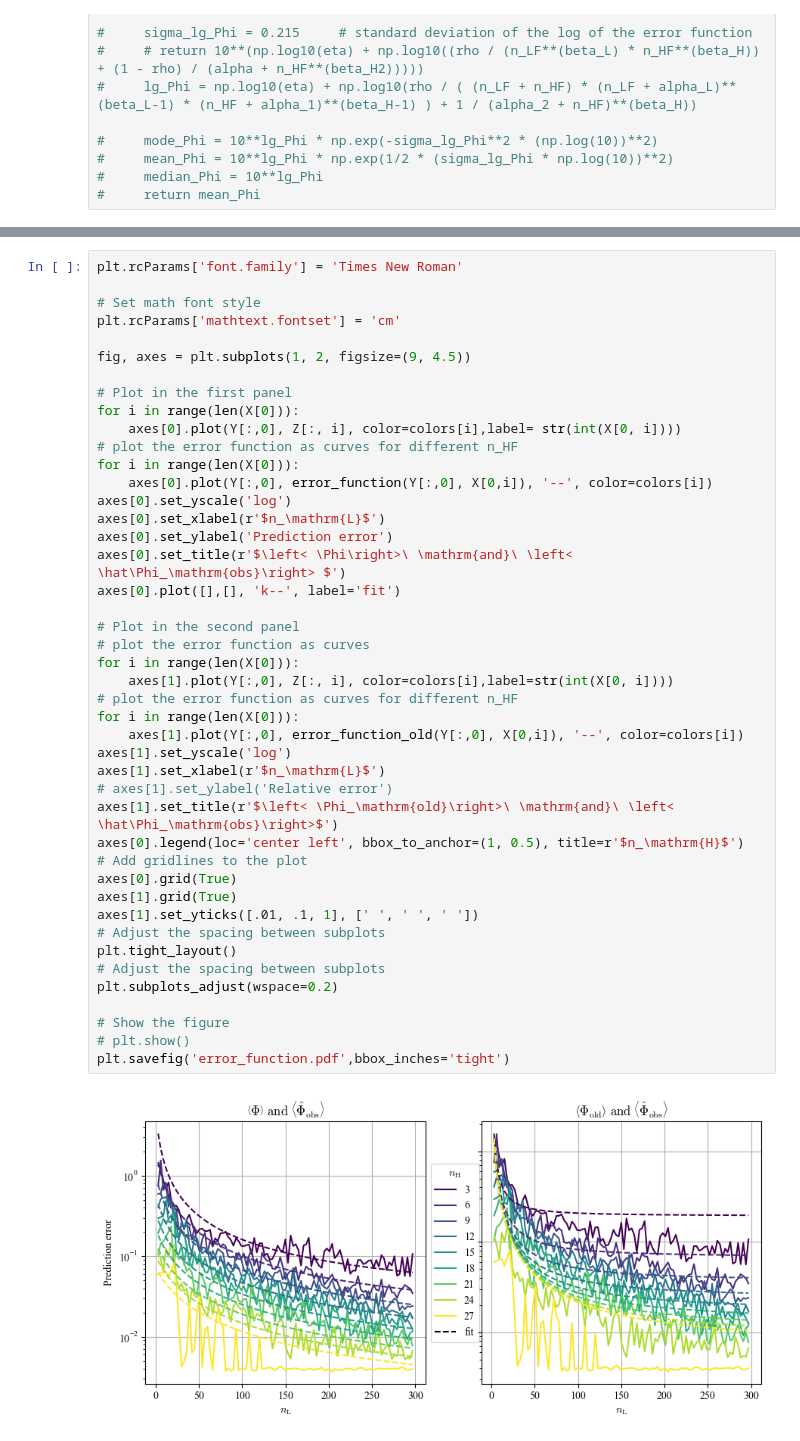
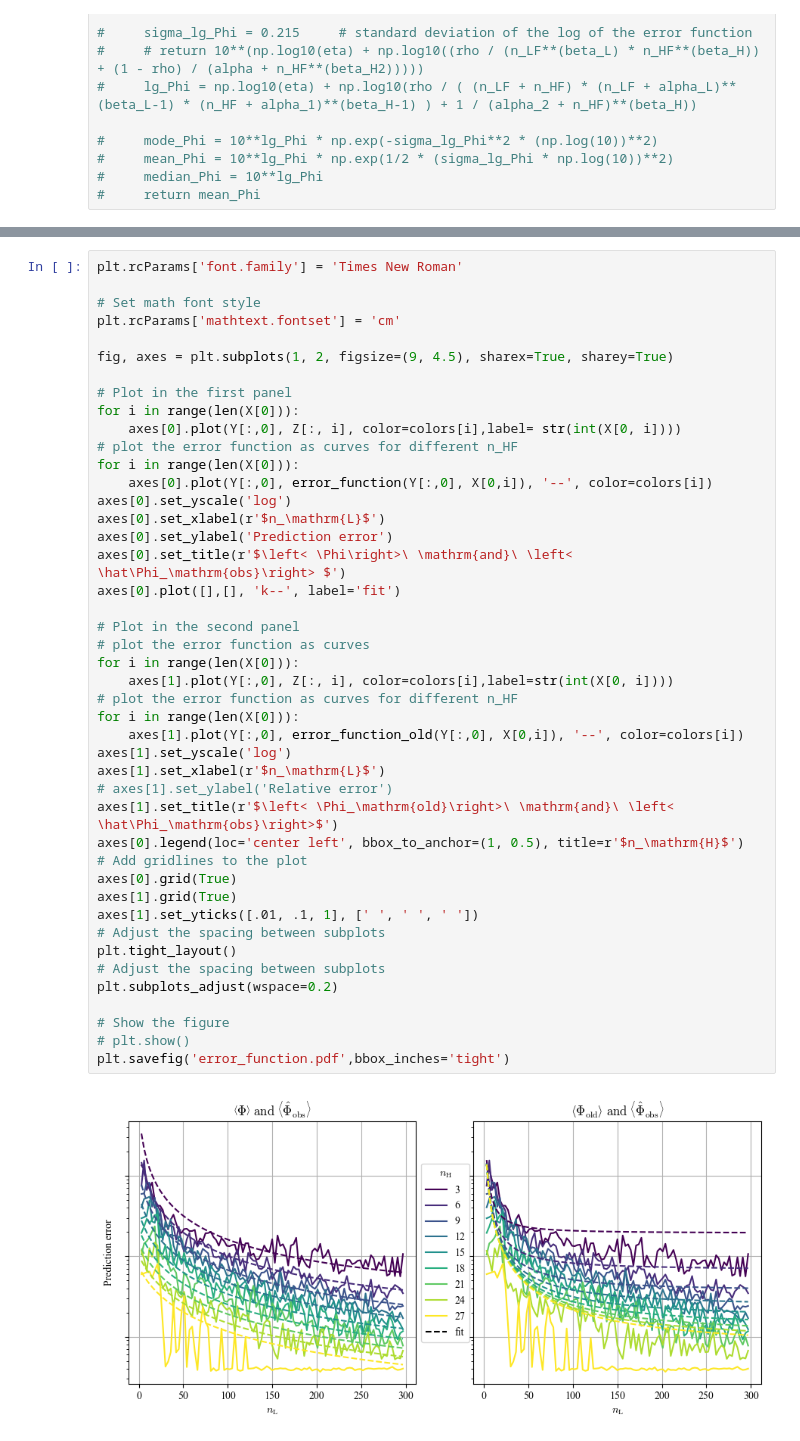
Before and after one commit to astro-YYH/GokuEmu, a Jupyter notebook: error_function/plot_error_func_compare.ipynb, the cells around one changed output, grey strips where cells are left out. Drawn from its saved outputs; the diff is of its cells as text.

```diff
--- a/error_function/plot_error_func_compare.ipynb
+++ b/error_function/plot_error_func_compare.ipynb
@@ -232,7 +232,7 @@ plt.rcParams['font.family'] = 'Times New Roman'
 # Set math font style
 plt.rcParams['mathtext.fontset'] = 'cm'
 
-fig, axes = plt.subplots(1, 2, figsize=(9, 4.5))
+fig, axes = plt.subplots(1, 2, figsize=(9, 4.5), sharex=True, sharey=True)
 
 # Plot in the first panel
 for i in range(len(X[0])):
@@ -244,31 +244,31 @@ axes[0].set_yscale('log')
 axes[0].set_xlabel(r'$n_\mathrm{L}$')
 axes[0].set_ylabel('Prediction error')
 axes[0].set_title(r'$\left< \Phi\right>\ \mathrm{and}\ \left< \hat\Phi_\mathrm{obs}\right> $')
 axes[0].plot([],[], 'k--', label='fit')
 
 # Plot in the second panel
 # plot the error function as curves
 for i in range(len(X[0])):
     axes[1].plot(Y[:,0], Z[:, i], color=colors[i],label=str(int(X[0, i])))
 # plot the error function as curves for different n_HF
 for i in range(len(X[0])):
     axes[1].plot(Y[:,0], error_function_old(Y[:,0], X[0,i]), '--', color=colors[i])
 axes[1].set_yscale('log')
 axes[1].set_xlabel(r'$n_\mathrm{L}$')
 # axes[1].set_ylabel('Relative error')
 axes[1].set_title(r'$\left< \Phi_\mathrm{old}\right>\ \mathrm{and}\ \left< \hat\Phi_\mathrm{obs}\right>$')
 axes[0].legend(loc='center left', bbox_to_anchor=(1, 0.5), title=r'$n_\mathrm{H}$')
 # Add gridlines to the plot
 axes[0].grid(True)
 axes[1].grid(True)
 axes[1].set_yticks([.01, .1, 1], [' ', ' ', ' '])
 # Adjust the spacing between subplots
 plt.tight_layout()
 # Adjust the spacing between subplots
 plt.subplots_adjust(wspace=0.2)
 
 # Show the figure
 # plt.show()
 plt.savefig('error_function.pdf',bbox_inches='tight')
 # %% [output]
-[figure, old version]
+[figure, new version]
```
Also changed, not shown: parts of 3 cells of this notebook, 1 other file.
